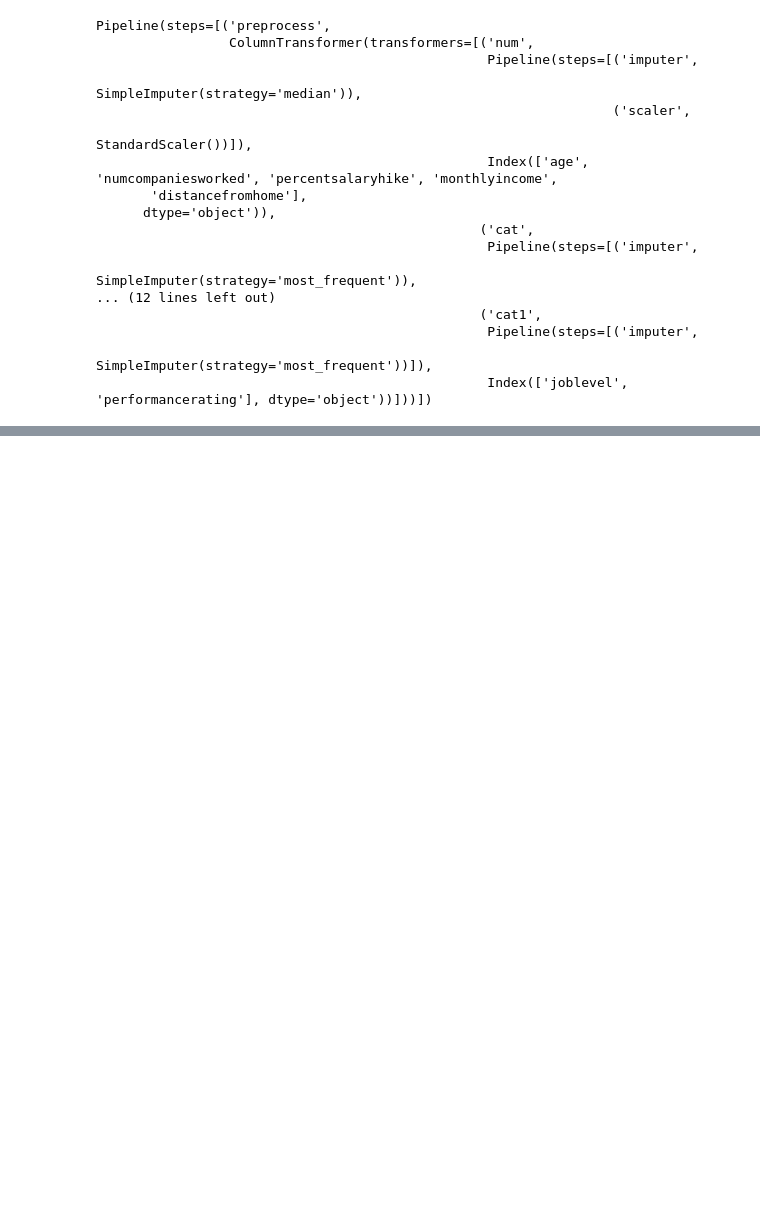
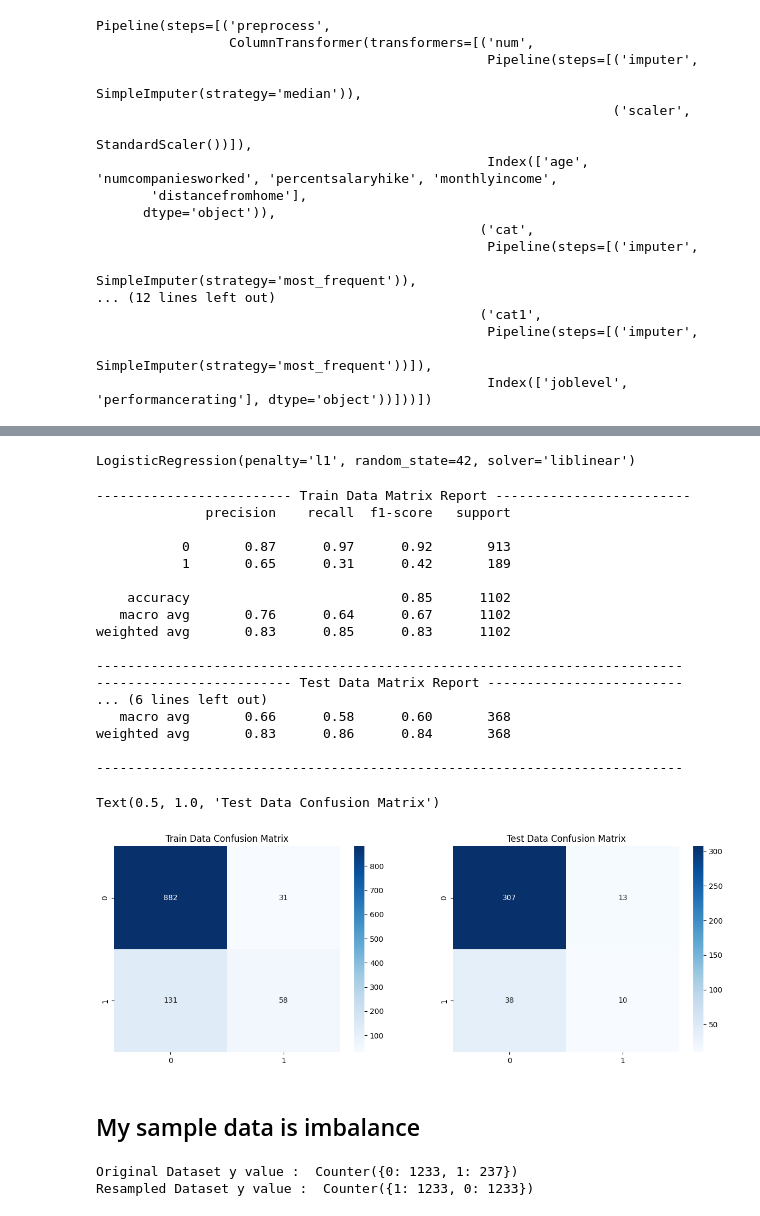
Before and after one commit to arun8nov/Employee_Attrition, a Jupyter notebook: att_pipeline.ipynb, the cells around one changed output, grey strips where cells are left out. Saved outputs shown, nothing was run; the diff lists cells and outputs as text; code cells hidden in the pictures; blank space fills up the shorter version.

```diff
--- a/att_pipeline.ipynb
+++ b/att_pipeline.ipynb
@@ -159,0 +177,3 @@ Pipeline(steps=[('preprocess',
+# %%
+y = df['attrition'].apply(lambda x : 1 if x == 'yes' else 0 ).reset_index(drop=True)
+y
@@ -159,0 +193,64 @@ Pipeline(steps=[('preprocess',
+# %%
+from sklearn.model_selection import train_test_split
+x_train,x_test,y_train,y_test = train_test_split(x,y,test_size=0.25,random_state=42)
+# %%
+from sklearn.linear_model import LogisticRegression
+LGR = LogisticRegression(penalty='l1',solver='liblinear',C=1.0,random_state=42)
+LGR.fit(x_train, y_train)
+# %% [output]
+LogisticRegression(penalty='l1', random_state=42, solver='liblinear')
+# %%
+y_train_pread = LGR.predict(x_train)
+y_test_pread = LGR.predict(x_test)
+# %%
+from sklearn.metrics import classification_report, confusion_matrix
+
+print(25*"-","Train Data Matrix Report",25*"-")
+
+print(classification_report(y_train, y_train_pread))
+print(75*"-")
+print(25*"-","Test Data Matrix Report",25*"-")
+print(classification_report(y_test, y_test_pread))
+print(75*"-")
+
+fig, ax = plt.subplots(1, 2, figsize=(15, 5))
+
+sns.heatmap(confusion_matrix(y_train, y_train_pread),annot=True, fmt='d', cmap='Blues',ax=ax[0])
+ax[0].set_title('Train Data Confusion Matrix')
+
+sns.heatmap(confusion_matrix(y_test, y_test_pread),annot=True, fmt='d', cmap='Blues',ax=ax[1])
+ax[1].set_title('Test Data Confusion Matrix')
+# %% [output]
+------------------------- Train Data Matrix Report -------------------------
+              precision    recall  f1-score   support
+
+           0       0.87      0.97      0.92       913
+           1       0.65      0.31      0.42       189
+
+    accuracy                           0.85      1102
+   macro avg       0.76      0.64      0.67      1102
+weighted avg       0.83      0.85      0.83      1102
+
+---------------------------------------------------------------------------
+------------------------- Test Data Matrix Report -------------------------
+... (6 lines left out)
+   macro avg       0.66      0.58      0.60       368
+weighted avg       0.83      0.86      0.84       368
+
+---------------------------------------------------------------------------
+Text(0.5, 1.0, 'Test Data Confusion Matrix')
+[figure, added]
+# %% [markdown]
+## My sample data is imbalance
+# %%
+# Using Imsampler to balance the dataset by RandomOverSampler
+
+from imblearn.over_sampling import RandomOverSampler
+from collections import Counter
+print('Original Dataset y value : ',Counter(y))
+ros = RandomOverSampler()
+x_resampled, y_resampled = ros.fit_resample(x, y)
+print('Resampled Dataset y value : ',Counter(y_resampled))
+# %% [output]
+Original Dataset y value :  Counter({0: 1233, 1: 237})
+Resampled Dataset y value :  Counter({1: 1233, 0: 1233})
```
Also changed, not shown: parts of 12 cells of this notebook, 7 other files.
